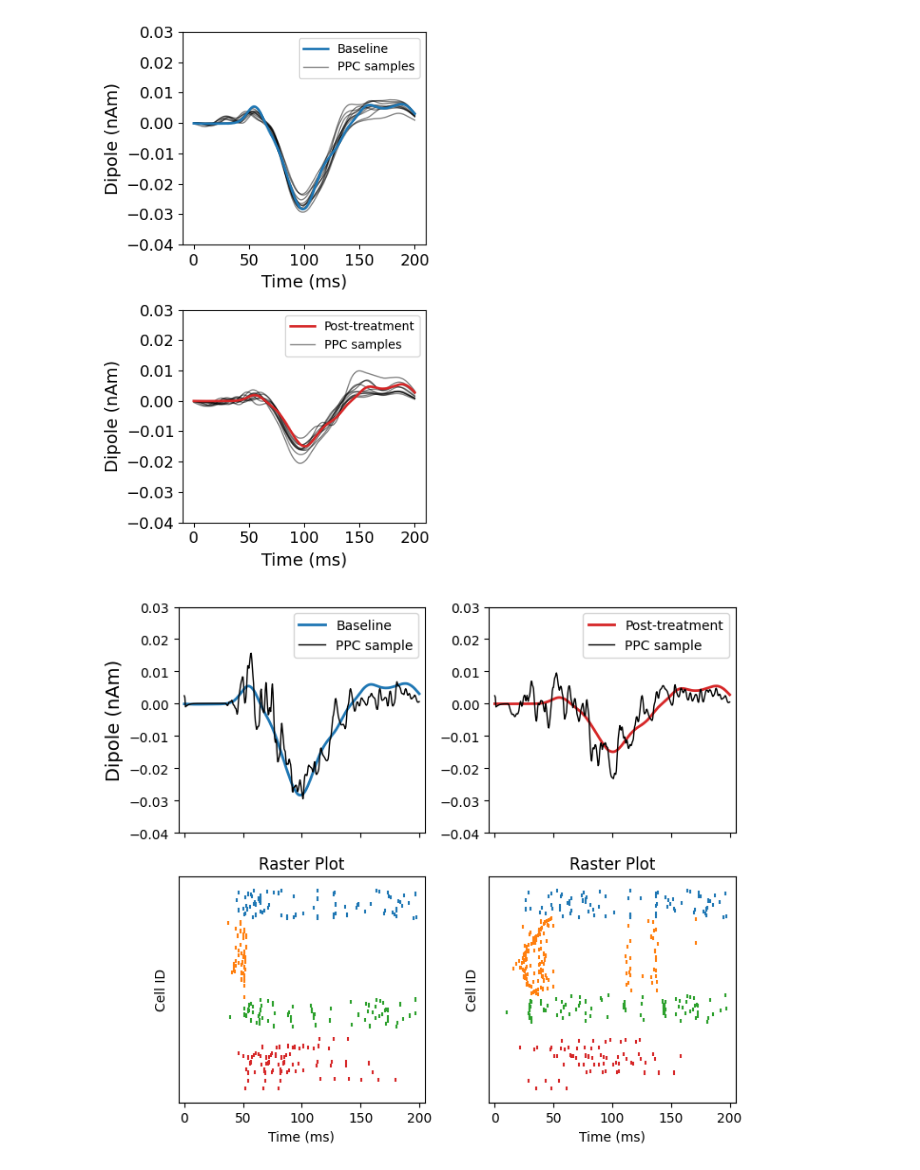
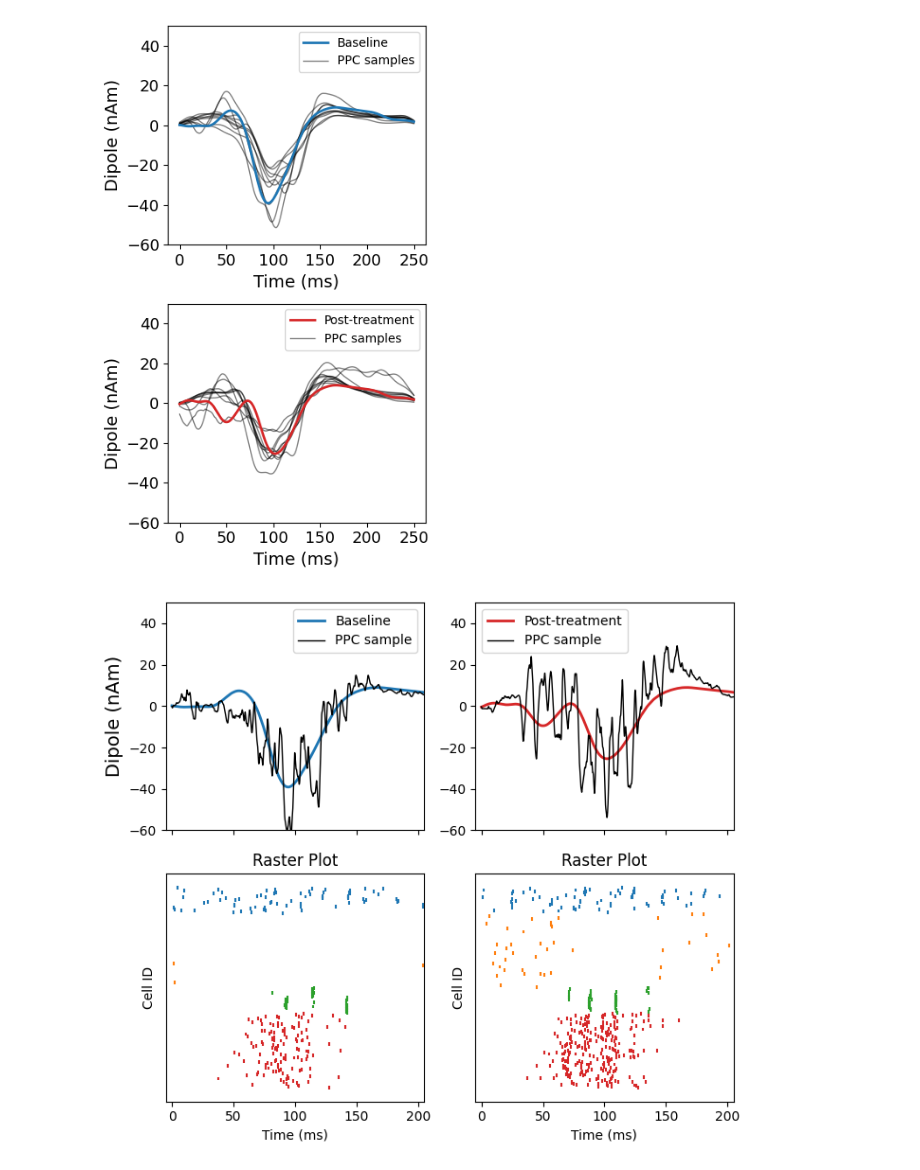
Before and after one commit to ntolley/hnn_jove, a Jupyter notebook: notebooks/drug_moa_sbi_ppc.ipynb, the cells around one changed output. Drawn from its saved outputs; the diff is of its cells as text; code cells hidden in the pictures.

```diff
--- a/notebooks/drug_moa_sbi_ppc.ipynb
+++ b/notebooks/drug_moa_sbi_ppc.ipynb
@@ -117,11 +102,14 @@ Trial 1: 190.0 ms...
 # %%
+scale_factor = 1000
+smooth_window = 30
+
 # Load batch simulations used for SBI training
 dpl_list, theta_train = list(), list()
 for fname in os.listdir(save_path):
     if '.npz' in fname:
         res = np.load(f'{save_path}/{fname}', allow_pickle=True)
         for dpl in res['dpl']:
-            dpl_list.append(dpl[0].copy().smooth(30).data['agg'])
+            dpl_list.append(dpl[0].copy().smooth(smooth_window).scale(scale_factor).data['agg'])
 
         for param_dict in res['param_values']:
             theta_train.append(np.array(list(param_dict.values())))
@@ -134,7 +122,7 @@ pca = PCA(n_components=4)
 x_train = pca.fit_transform(dpl_list)
 dpl_transform = pca.inverse_transform(x_train)
 # %%
-times = np.linspace(0, 200, dpl_list.shape[1])
+times = np.linspace(0, tstop, dpl_list.shape[1])
 
 plt.figure(figsize=(8, 3))
 plt.subplot(1,2,1)
@@ -170,18 +158,22 @@ posterior = inference.build_posterior(density_estimator)
 # %%
-baseline_dpl = cond_results['simulated_data'][0][0]['dpl'][0].copy().smooth(30).data['agg']
+# Load experimental biomarker
+dipole_experimental = read_dipole('../data/L_Contra.txt')
+baseline_cs = CubicSpline(dipole_experimental.times, dipole_experimental.data['agg'])
+
+baseline_dpl = baseline_cs(times)
 
 labelsize = 13
 ticksize = 10
 titlesize = 13
 
-times = np.linspace(0, 200, len(baseline_dpl))
 
 
+# THIS IS THE DEFAULT
 # biomarker_scale = -0.1
 # gauss = norm.pdf(times, loc=10, scale=40)
 
-biomarker_scale = 0.3
-gauss = norm.pdf(times, loc=20, scale=90)
+biomarker_scale = -3
+gauss = norm.pdf(times, loc=10, scale=40)
 
 # biomarker_scale = 2
 # gauss = norm.pdf(times, loc=120, scale=30)
@@ -278,9 +270,9 @@ theta_ppc_dict = {name: ppc_theta[:, idx] for idx, name in enumerate(theta_cond_
 # %%
 # Class for quickly generating conditioning observations with no saving
 batch_simulation_ppc = BatchSimulate(net=net_base,
-                                      set_params=set_params_with_fbgain,
+                                      set_params=set_params,
                                       tstop=tstop,
-                                      dt=0.5,)
+                                      dt=dt,)
 
 ppc_results = batch_simulation_ppc.run(theta_ppc_dict,
                                           n_jobs=n_jobs,
@@ -325,43 +317,48 @@ Trial 1: 190.0 ms...
 # %%
-ppc_dpl = [res['dpl'][0].copy().smooth(30).data['agg'] for res in ppc_results['simulated_data'][0]]
+ppc_dpl = [res['dpl'][0].copy().smooth(30).scale(scale_factor).data['agg'] for res in ppc_results['simulated_data'][0]]
 baseline_ppc_dpl = np.stack(ppc_dpl[:n_ppc_sims])
 biomarker_ppc_dpl = np.stack(ppc_dpl[n_ppc_sims:])
 
 plt.figure(figsize=(4, 6.5))
 plt.subplot(2,1,1)
 plt.plot(times, baseline_ppc_dpl.T, color='k', alpha=0.5, linewidth=1)
 plt.plot(times, baseline_dpl, label='Baseline', color='C0', linewidth=2)
 plt.plot([0,0], [1000,100], color='k', alpha=0.5, linewidth=1, label='PPC samples')
 
 
+ymin = -60
+ymax = 50
+
 plt.legend(loc='upper right')
 plt.xticks(fontsize=ticksize)
 plt.yticks(fontsize=ticksize)
 plt.ylabel('Dipole (nAm)', fontsize=labelsize)
 plt.xlabel('Time (ms)', fontsize=labelsize)
 
-plt.ylim(-0.04, 0.03)
+plt.ylim(ymin, ymax)
 
 
 plt.subplot(2,1,2)
 plt.plot(times, biomarker_ppc_dpl.T, color='k', alpha=0.5, linewidth=1)
 plt.plot(times, biomarker_dpl, label='Post-treatment', color='C3', linewidth=2)
 plt.plot([0,0], [1000,100], color='k', alpha=0.5, linewidth=1, label='PPC samples')
 
 
 plt.legend(loc='upper right')
 plt.xticks(fontsize=ticksize)
 plt.yticks(fontsize=ticksize)
 plt.ylabel('Dipole (nAm)', fontsize=labelsize)
-plt.ylim(-0.04, 0.03)
+plt.ylim(ymin, ymax)
 plt.xlabel('Time (ms)', fontsize=labelsize)
 
 
 plt.tight_layout()
 # %% [output]
-[figure, old version]
+[figure, new version]
 # %%
-ppc_dpl = [res['dpl'][0].copy().smooth(1).data['agg'] for res in ppc_results['simulated_data'][0]]
+ppc_sample_idx = 3
+
+ppc_dpl = [res['dpl'][0].copy().smooth(1).scale(scale_factor).data['agg'] for res in ppc_results['simulated_data'][0]]
 ppc_net = [res['net'] for res in ppc_results['simulated_data'][0]]
 
 baseline_ppc_dpl = np.stack(ppc_dpl[:n_ppc_sims])
@@ -378,8 +375,8 @@ times = np.linspace(0, tstop, len(baseline_dpl))
 
 fig, axes = plt.subplots(2, 2, figsize=(7,6), sharex=True)
 axes[0, 0].plot(times, baseline_dpl, linewidth=2, color=f'C0', label='Baseline')
-axes[0, 0].plot(times, baseline_ppc_dpl[0], linewidth=1, color='k', label='PPC sample')
-axes[0, 0].set_ylim(-0.04, 0.03)
+axes[0, 0].plot(times, baseline_ppc_dpl[ppc_sample_idx], linewidth=1, color='k', label='PPC sample')
+axes[0, 0].set_ylim(ymin, ymax)
 axes[0, 0].set_ylabel('Dipole (nAm)', fontsize=labelsize)
 axes[0,0].legend()
 baseline_ppc_net[0].cell_response.plot_spikes_raster(ax=axes[1,0], show=False, show_legend=False)
@@ -387,8 +384,8 @@ axes[0, 0].set_xlim(-5, 205)
 
 
 axes[0, 1].plot(times, biomarker_dpl, linewidth=2, color=f'C3', label='Post-treatment')
-axes[0, 1].plot(times, biomarker_ppc_dpl[0], linewidth=1, color='k', label='PPC sample')
-axes[0, 1].set_ylim(-0.04, 0.03)
+axes[0, 1].plot(times, biomarker_ppc_dpl[ppc_sample_idx], linewidth=1, color='k', label='PPC sample')
+axes[0, 1].set_ylim(ymin, ymax)
 axes[0, 0].set_ylabel('Dipole (nAm)', fontsize=labelsize)
 axes[0,1].legend()
 biomarker_ppc_net[0].cell_response.plot_spikes_raster(ax=axes[1,1], show=False, show_legend=False)
@@ -399,4 +396,4 @@ axes[0, 1].set_xlim(-5, 205)
 
 plt.tight_layout()
 # %% [output]
-[figure, old version]
+[figure, new version]
```
Also changed, not shown: parts of 8 cells of this notebook, 4 other files.
